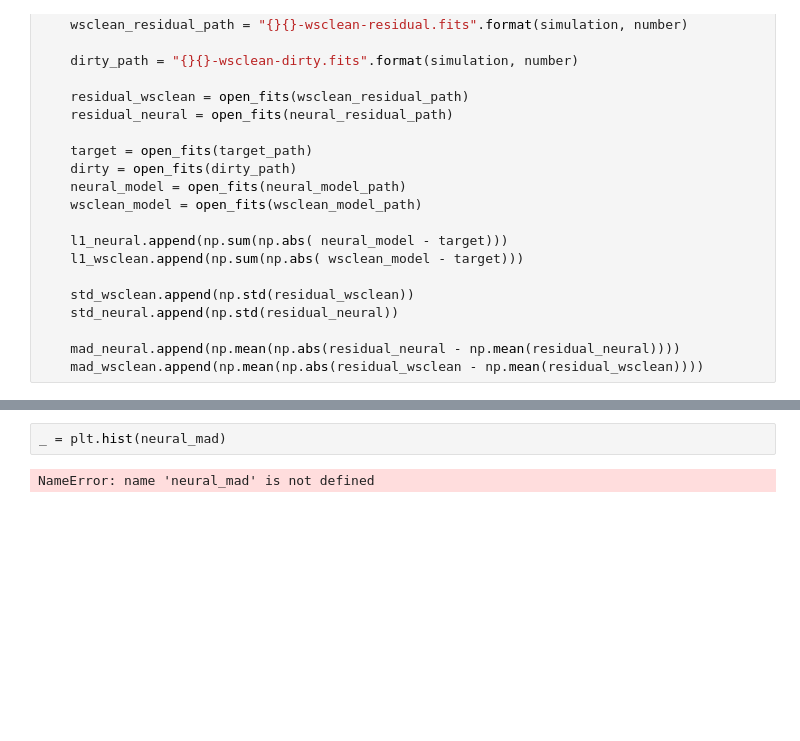
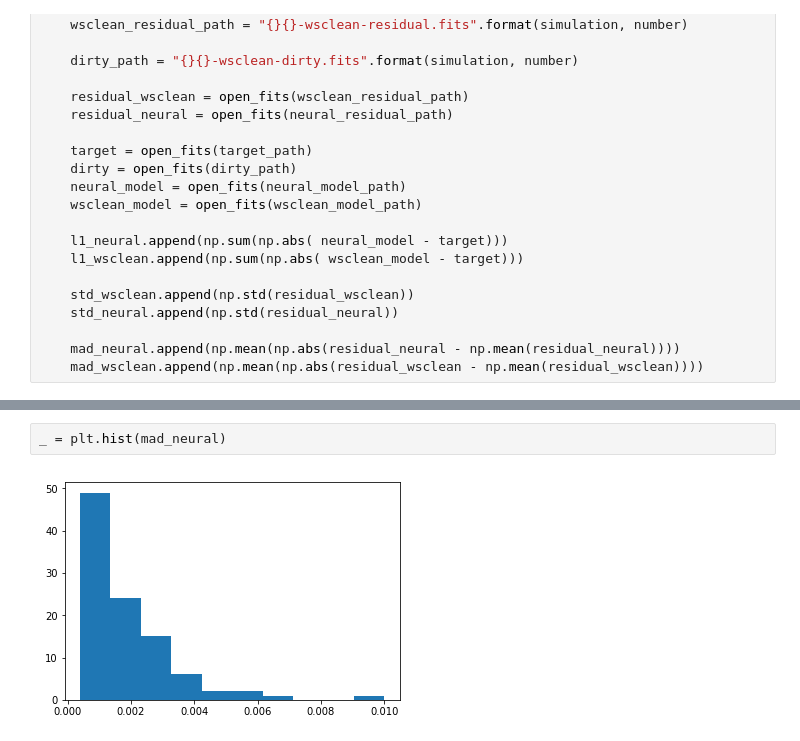
Before and after one commit to gijzelaerr/vacuum-cleaner, a Jupyter notebook: notebooks/compare_chi2.ipynb, the cells around one changed output, grey strips where cells are left out. Drawn from its saved outputs; the diff is of its cells as text; blank space fills up the shorter version.

```diff
--- a/notebooks/compare_chi2.ipynb
+++ b/notebooks/compare_chi2.ipynb
@@ -99,5 +100,5 @@ neural_model_path
 # %%
-_ = plt.hist(neural_mad)
+_ = plt.hist(mad_neural)
 # %% [output]
-NameError: name 'neural_mad' is not defined
+[figure, added]
 # %%
```
Also changed, not shown: parts of 11 cells of this notebook, 1 other file.
